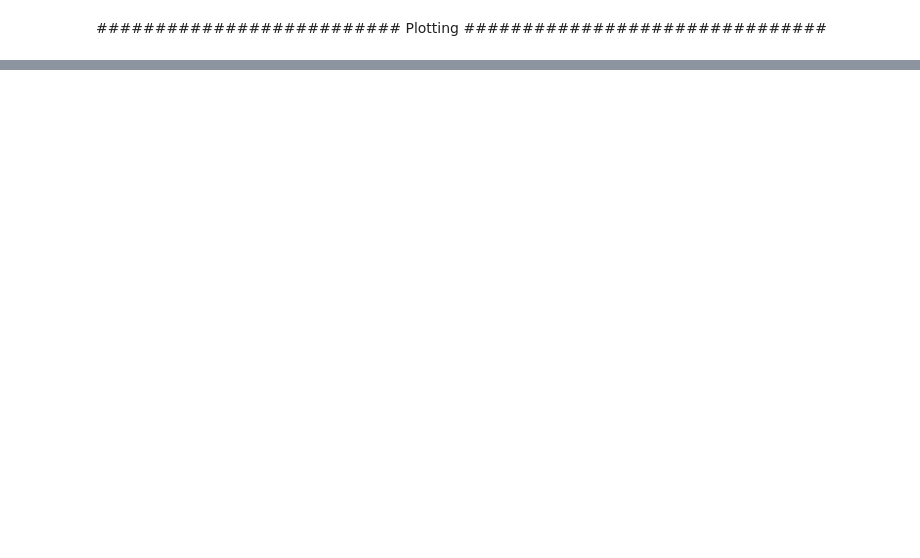
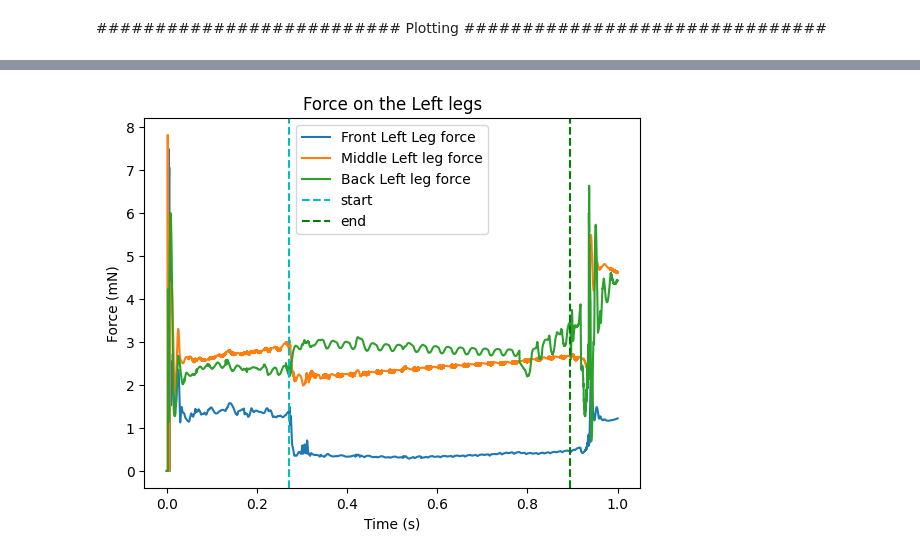
Before and after one commit to rinoago/mouche, a Jupyter notebook: main.ipynb, the cells around one changed output, grey strips where cells are left out. Cells and saved outputs as stored; diff of their text form; code cells hidden in the pictures; blank space fills up the shorter version.

Commit message:
update recording + plots

```diff
--- a/main.ipynb
+++ b/main.ipynb
@@ -114,11 +114,13 @@ cam = Camera(
     window_size=(600, 400),
 )
 
+#camera with retina vision
 cam1 = Camera(fly=fly0, play_speed=0.2, draw_contacts=False, camera_follows_fly_orientation=True)
 
+##### If you want to draw the contacts on all cameras, add draw_contacts=True  #####
 camFront = Camera(fly=fly0, camera_id="Animat/camera_front")
-camRight = Camera(fly=fly0, camera_id="Animat/camera_right")
-camLeft = Camera(fly=fly0, camera_id="Animat/camera_left")
+camRight = Camera(fly=fly0, camera_id="Animat/camera_right", draw_contacts=True)
+camLeft = Camera(fly=fly0, camera_id="Animat/camera_left", draw_contacts=True)
 
 
 sim = Simulation(
@@ -404,7 +400,7 @@ for t in trange(int(run_time / sim.timestep)):
                 joint_value = obs0["joints"][0][28]
                 yaw_lin = np.linspace(joint_value, use_angle, target_num_steps)
 
-        yam_history.append(joint_value)
+        yaw_history.append(joint_value)
 
         fly0_action = fly0.simulate_step(sim, roll_angle=roll, yaw_angle=yaw_lin[i_roll], side=side) #action to follow the intruder
 
@@ -464,33 +460,10 @@ for t in trange(int(run_time / sim.timestep)):
             i_roll=0
 
     else:
-        fly0_action = {"joints": standing_action, "adhesion": np.array([1,0,1,1,0,1])} #the fly is in rest position
+        fly0_action = {"joints": standing_action, "adhesion": np.array([1,1,1,1,1,1])} #the fly is in rest position
 
 
     previous_distances_sma = distances_sma
     observation = fly.get_observation(sim)
     fly_pos_hist.append(observation["fly"])
     fly0.record_general(sim)
-
-
-    # Append joint angles to the respective lists
-    fly_joints_angles_30.append(obs0["joints"][0][30])
-    fly_joints_angles_28.append(obs0["joints"][0][28])
-    fly_joints_angles_9.append(obs0["joints"][0][9])
-    fly_joints_angles_7.append(obs0["joints"][0][7])
-    fly_joints_angles_8.append(obs0["joints"][0][8])
-    fly_joints_angles_31.append(obs0["joints"][0][31])
-
-    leg1_joint_ids = [i for i in range(0, 6)]
-    leg2_joint_ids = [i for i in range(7, 13)]
-    leg3_joint_ids = [i for i in range(14, 20)]
-    leg4_joint_ids = [i for i in range(21, 27)]
-    leg5_joint_ids = [i for i in range(28, 34)]
-    leg6_joint_ids = [i for i in range(35, 41)]
-
-    leg1_joints.append([obs0["joints"][0][joint_id] for joint_id in leg1_joint_ids])
-    leg2_joints.append([obs0["joints"][0][joint_id] for joint_id in leg2_joint_ids])
-    leg3_joints.append([obs0["joints"][0][joint_id] for joint_id in leg3_joint_ids])
-    leg4_joints.append([obs0["joints"][0][joint_id] for joint_id in leg4_joint_ids])
-    leg5_joints.append([obs0["joints"][0][joint_id] for joint_id in leg5_joint_ids])
-    leg6_joints.append([obs0["joints"][0][joint_id] for joint_id in leg6_joint_ids])
@@ -563,27 +566,30 @@ plt.show()
 # %%
 time_points = np.arange(0, run_time, timestep)
 #plt.plot(time_points,theta_pred_sma_hist )
 joint_forces = np.array(joint_forces)
-plt.plot(time_points[0:12000], joint_forces[0:12000, 4, 2], label='Front Left Leg force')
-plt.plot(time_points[0:12000], joint_forces[0:12000, 9, 2], label='Middle Left leg force')
-plt.plot(time_points[0:12000], joint_forces[0:12000, 14, 2], label='Back Left leg force')
+plt.plot(time_points[0:12000], total_force_4, label='Front Left Leg force')
+plt.plot(time_points[0:12000], total_force_9, label='Middle Left leg force')
+plt.plot(time_points[0:12000], total_force_14, label='Back Left leg force')
 # Add a threshold line
 # threshold = 8
 # plt.axhline(y=threshold, color='r', linestyle='--', label='Threshold')
 plt.axvline(x=start_id*timestep, color='c', linestyle='--', label='start')
 plt.axvline(x=end_id*timestep, color='g', linestyle='--', label='end')
 
 # Add labels and legend
+# Add labels and legend
 plt.xlabel('Time (s)')
-plt.ylabel('Distance')
-plt.title('Plot with Threshold Line')
+plt.ylabel('Force (mN)')
+plt.title('Force on the Left legs')
 plt.legend()
 
 # Save the plot in the folder
 
 
 # Show the plot
 plt.show()
+# %% [output]
+[figure, added]
 # %%
 time_points = np.arange(0, run_time, timestep)
 
```
Also changed, not shown: parts of 29 cells of this notebook, 2 other files.
